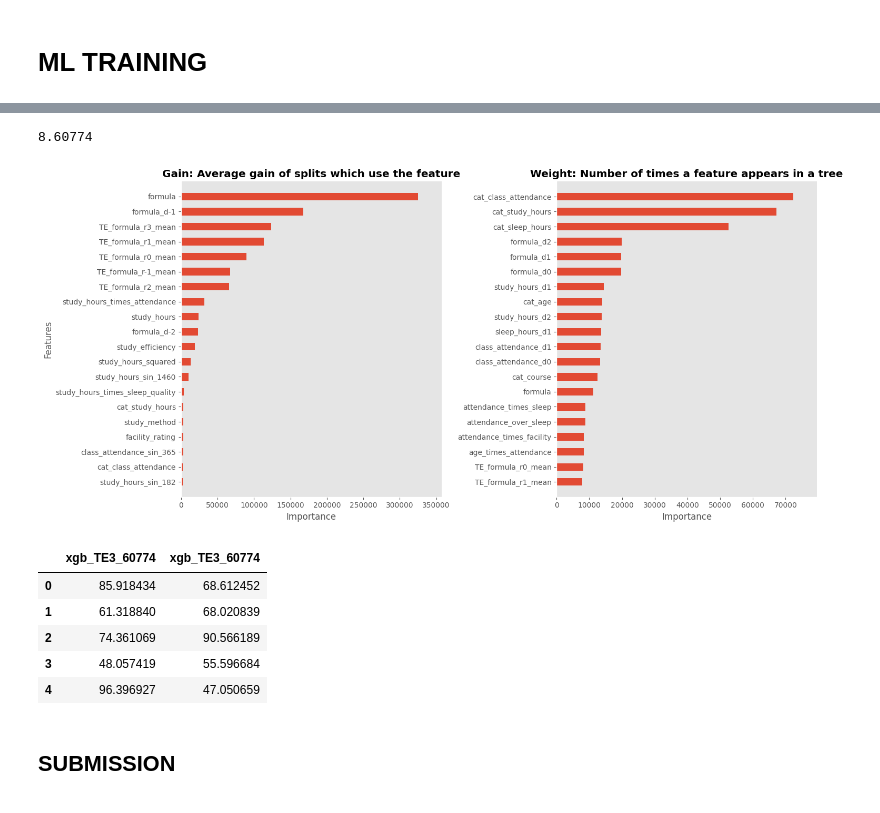
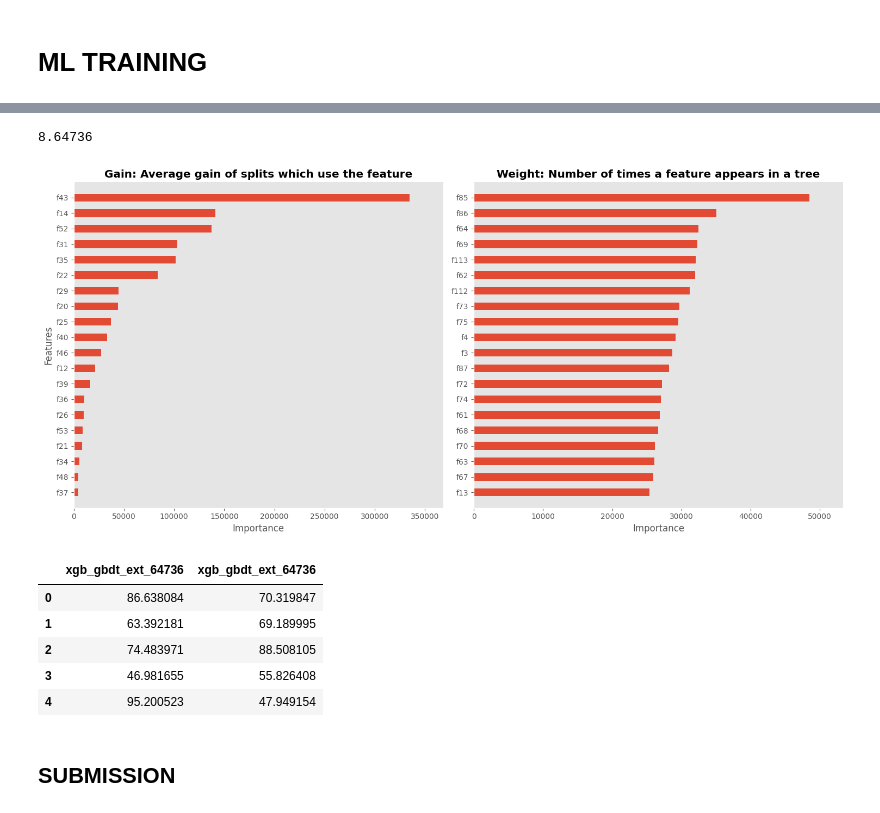
Before and after one commit to coded-sly/ps6e1-Student-Test-Score, a Jupyter notebook: ps6e1-xgb-orig-basescore.ipynb, the cells around one changed output, grey strips where cells are left out. Drawn from its saved outputs; the diff is of its cells as text; code cells hidden in the pictures.

Commit message:
Kaggle Notebook | ps6e1 | XGB | Orig+BaseScore | ⬆️ gbdt_extended_1

```diff
--- a/ps6e1-xgb-orig-basescore.ipynb
+++ b/ps6e1-xgb-orig-basescore.ipynb
@@ -384,12 +503,12 @@ Feature sets defined!
 # DOUBLES = [c for c in BASE if train_df[c].dtype == 'float']
 ROUND = []
 
-for col in tqdm(TOP_PREDICTORS+['formula']):
+for col in tqdm(TOP_PREDICTORS): #+['formula']
     for r in range(-2, 4):
         n = f"{col}_r{r}"
         train[n] = train[col].round(r).astype('int32')
-        test[n] = test[col].round(r).astype('int32')
-        orig[n] = test[col].round(r).astype('int32')
+        test[n]  = test[col].round(r).astype('int32')
+        orig[n]  = test[col].round(r).astype('int32')
 
         ## -- Drop constant features --
         if train[n].nunique() < 3:
@@ -422,7 +536,7 @@ dtype: int64
 ## -- Extract Digits --
 DIGITS = []
 
-for col in tqdm(TOP_PREDICTORS+['sleep_hours','formula']):
+for col in tqdm(TOP_PREDICTORS+['sleep_hours']): # , 'formula'
     for d in range(-2, 4):
         n = f'{col}_d{d}'
         train[n] = ((train[col] * 10**d) % 10).fillna(-1).astype('int32')
@@ -794,9 +902,9 @@ for i, (train_idx, val_idx) in enumerate(kf.split(X)):
     X_test = test[FEATURES].copy()
 
     # ## -- Concatenate original data if not base_score --
-    if not USE_ORIG_COL and not USE_BASE:
-        X_train = pd.concat([X_train, orig[FEATURES]], ignore_index=True)
-        y_train = np.concatenate([y_train, orig[TARGET].values], axis=0)
+    # if not USE_ORIG_COL and not USE_BASE:
+    #     X_train = pd.concat([X_train, orig[FEATURES]], ignore_index=True)
+    #     y_train = np.concatenate([y_train, orig[TARGET].values], axis=0)
 
     ## -- TE Opt1. -> Using CUSTOM
     TE = TargetEncoder(ROUND, cv=5, smooth='auto', aggs=['mean'], drop_original=True)
@@ -821,21 +929,22 @@ for i, (train_idx, val_idx) in enumerate(kf.split(X)):
     X_val   = combined.iloc[len(X_train):len(X_train)+len(X_val)]
     X_test  = combined.iloc[len(X_train)+len(X_val):]
 
+    suffix = 'gbdt_ext'
     params = {
         # 'sampling_method': 'gradient_based',
         # # ---------------------------------------
         # 'grow_policy': 'lossguide',
         # 'max_leaves': 128,
-        'max_depth': 8,  # 0 if lossguide
+        'max_depth': 8, # 0 if lossguide
         # ---------------------------------------
         'objective': 'reg:squarederror',
         'eval_metric': "rmse",
-        'learning_rate': 0.008,
+        'learning_rate': 0.005,
         'subsample': 0.85,
-        'colsample_bytree': 0.35,
+        'colsample_bytree': 0.3, # orig->0.35, ext1->0.3, ext2->0.3
         'reg_lambda': 3.0,
         'reg_alpha': 1.5, # disable for lossguide
-        'min_child_weight': 5,
+        'min_child_weight': 10,
         # 'max_cat_to_onehot': 9,
         'random_state': SEED,
         'verbosity': 0,
@@ -858,7 +967,7 @@ for i, (train_idx, val_idx) in enumerate(kf.split(X)):
         dtrain,
         num_boost_round = 10_000,
         evals = [(dtrain, "train"), (dval, "valid")],
-        early_stopping_rounds = 250,
+        early_stopping_rounds = 200,
         verbose_eval = 1000,
     )
 
@@ -875,9 +984,9 @@ for i, (train_idx, val_idx) in enumerate(kf.split(X)):
 ## -- After all folds --
 overall_score = np.round(rmse(y, oof_preds), 5)
 print(f"|{'-'*50}{COLOR}")
-print(f"| FEATURES: {len(X_train.columns)}")
 print(f"| OOF RMSE: {overall_score}")
 print(f"| AVG RMSE: {np.mean(fold_scores):.5f} ± {np.std(fold_scores):.5f}{RESET}")
+print(f"|{'-'*50}")
 
 ## -- plot_error --
 _, axs = plt.subplots(1, 2, figsize=(20, 5), gridspec_kw={'width_ratios':[0.6, 0.4], 'wspace':0.15})
@@ -905,5 +1014,5 @@ plt.show()
 
 tok = time()
 tiktok = (tok-tik) / 60
-print(f"Training Time: {tiktok:.2f} mins {'='*25}")
+print(f"Time: {tiktok:.2f} mins")
 # %% [output]
@@ -929,48 +1038,56 @@ Training Time: 90.45 mins =========================
-# %%
-float(overall_score)
-# ORIG + base_score + 5folds + 0.1 + depth 8
-# lg=8.63745 || dw=8.63617
-# %% [output]
-8.60774
+# %%
+float(overall_score)
+# 5folds + stop 200 + lr 0.1 + depth 8:
+# formula + orig:: -> 8.63617 || loss-> 8.63745
+# external1 only:: -> 8.63173 || loss-> 8.63004
+# external2 only:: -> 8.64500 || loss-> 8.64123
+# %% [output]
+8.64736
 # %%
 ## -- plot_shap --
 MAX = 20
 _, axs = plt.subplots(1, 2, figsize=(15, 7))
 xgb.plot_importance(
-    model, ax=axs[0], height=0.5, max_num_features=MAX,
-    importance_type='gain', show_values=False, grid=False
+    model,
+    importance_type='gain',
+    max_num_features=MAX,
+    ax=axs[0], height=0.5, grid=False,
+    show_values=False,
 )
 axs[0].set_title('Gain: Average gain of splits which use the feature', fontweight='bold')
 
 xgb.plot_importance(
-    model, ax=axs[1], height=0.5, max_num_features=MAX,
-    importance_type='weight', show_values=False, grid=False,
+    model,
+    importance_type='weight',
+    max_num_features=MAX,
+    ax=axs[1], height=0.5, grid=False,
+    show_values=False,
 )
 axs[1].set_title('Weight: Number of times a feature appears in a tree', fontweight='bold')
 axs[1].set_ylabel('')
 
 for ax in axs:
     ax.set_xlabel('Importance')
     ax.spines['top'].set_visible(False)
     ax.spines['right'].set_visible(False)
 
 plt.tight_layout()
 plt.show()
 # %% [output]
-[figure, old version]
+[figure, new version]
 # %%
-n = f"xgb_TE3_" + f"{overall_score}".split('.')[1]
+n = f"xgb_{suffix}_" + f"{overall_score}".split('.')[1]
 oof_final  = pd.DataFrame(oof_preds, columns=[n])
 test_final = pd.DataFrame(test_preds, columns=[n])
 
 pd.concat([oof_final, test_final], axis=1).head()
 # %% [output]
-|  | xgb_TE3_60774 | xgb_TE3_60774 |
-| 0 | 85.918434 | 68.612452 |
-| 1 | 61.318840 | 68.020839 |
-| 2 | 74.361069 | 90.566189 |
-| 3 | 48.057419 | 55.596684 |
-| 4 | 96.396927 | 47.050659 |
+|  | xgb_gbdt_ext_64736 | xgb_gbdt_ext_64736 |
+| 0 | 86.638084 | 70.319847 |
+| 1 | 63.392181 | 69.189995 |
+| 2 | 74.483971 | 88.508105 |
+| 3 | 46.981655 | 55.826408 |
+| 4 | 95.200523 | 47.949154 |
 # %% [markdown]
 ## SUBMISSION
 # %%
```
Also changed, not shown: parts of 16 cells of this notebook.
